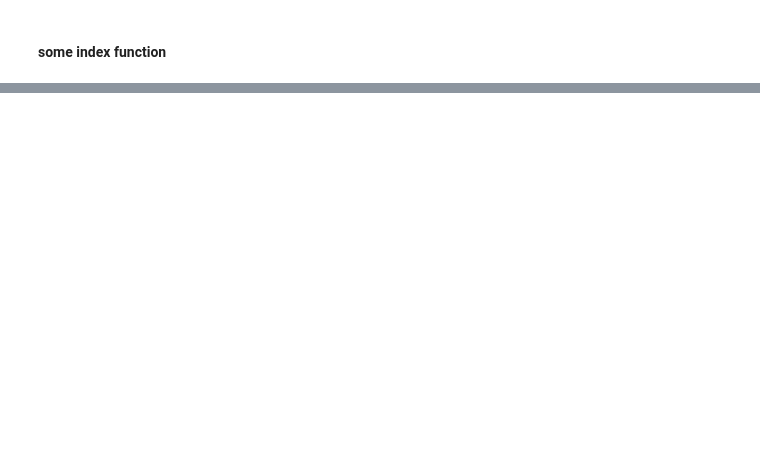
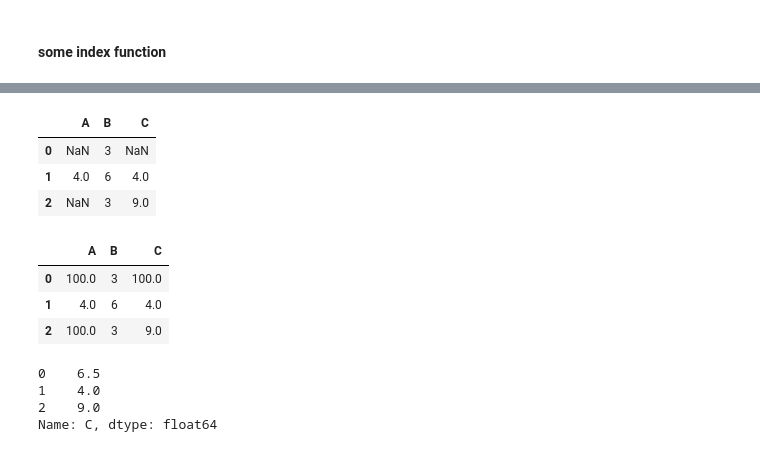
Before and after one commit to SwarupKarmokar/machine_learning_swarup, a Jupyter notebook: Panda_library/Pandas_basics.ipynb, the cells around one changed output, grey strips where cells are left out. Cells and saved outputs as stored; diff of their text form; code cells hidden in the pictures; blank space fills up the shorter version.

```diff
--- a/Panda_library/Pandas_basics.ipynb
+++ b/Panda_library/Pandas_basics.ipynb
@@ -397,0 +480,22 @@ df
+# %%
+df
+# %% [output]
+|  | A | B | C |
+| 0 | NaN | 3 | NaN |
+| 1 | 4.0 | 6 | 4.0 |
+| 2 | NaN | 3 | 9.0 |
+# %%
+df.fillna(100)
+# %% [output]
+|  | A | B | C |
+| 0 | 100.0 | 3 | 100.0 |
+| 1 | 4.0 | 6 | 4.0 |
+| 2 | 100.0 | 3 | 9.0 |
+# %%
+# try
+df['C'].fillna(df['C'].mean())
+# %% [output]
+0    6.5
+1    4.0
+2    9.0
+Name: C, dtype: float64
```
Also changed, not shown: parts of 42 cells of this notebook.
